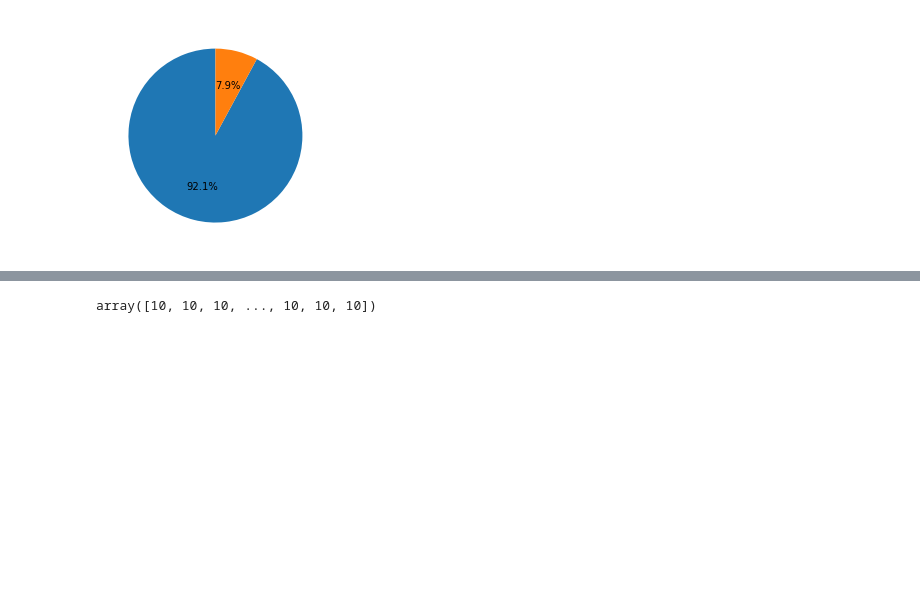
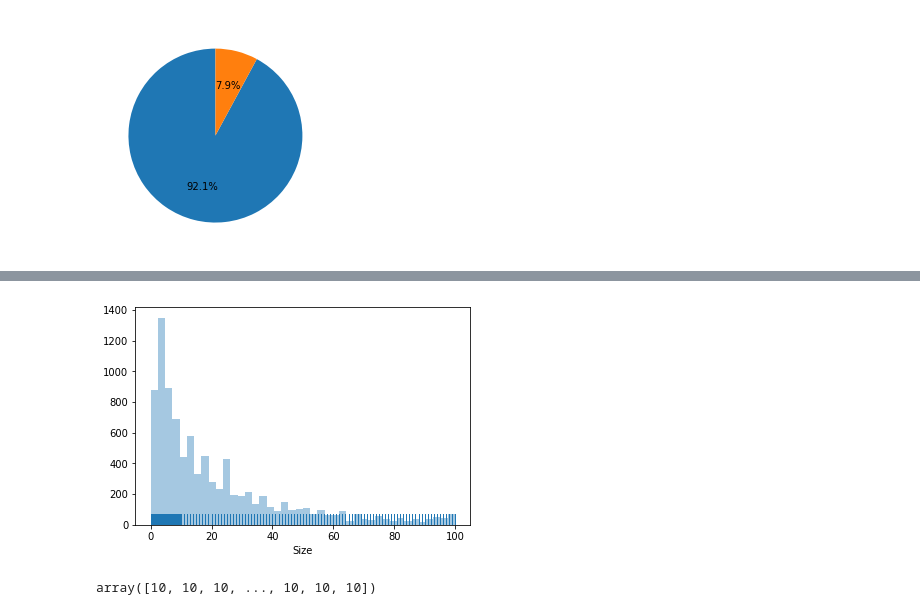
Before and after one commit to nikibhatt/DS-Unit-1-Sprint-3-Linear-Algebra, a Jupyter notebook: NB_Portfolio.ipynb, the cells around one changed output, grey strips where cells are left out. Saved outputs shown, nothing was run; the diff lists cells and outputs as text; code cells hidden in the pictures; blank space fills up the shorter version.

```diff
--- a/NB_Portfolio.ipynb
+++ b/NB_Portfolio.ipynb
@@ -215,3 +225,9 @@ df['Size'] = pd.to_numeric(df['Size'])
+# %%
+import seaborn as sns
+
+sns.distplot(Sizes, kde=False, rug=True);
+# %% [output]
+[figure, added]
 # %%
 import numpy
 data = df['Size']
```
Also changed, not shown: parts of 3 cells of this notebook.
